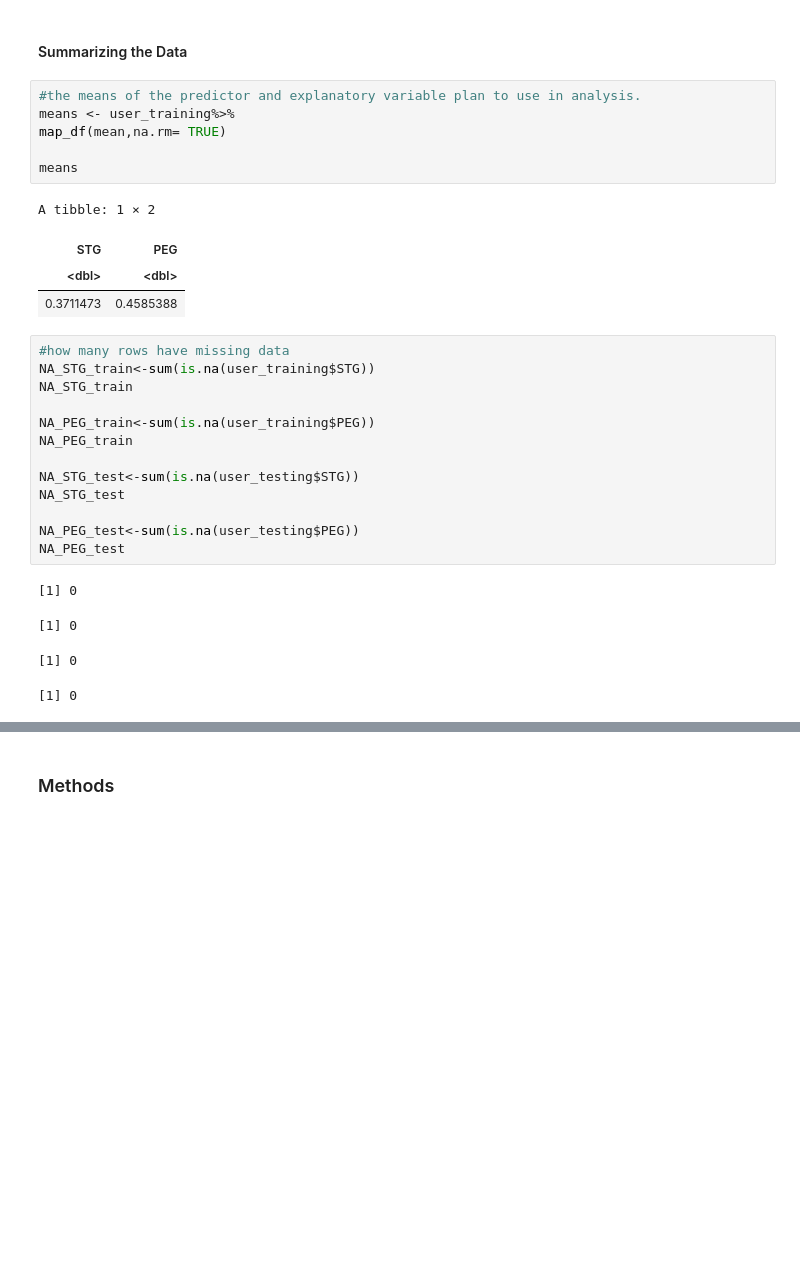
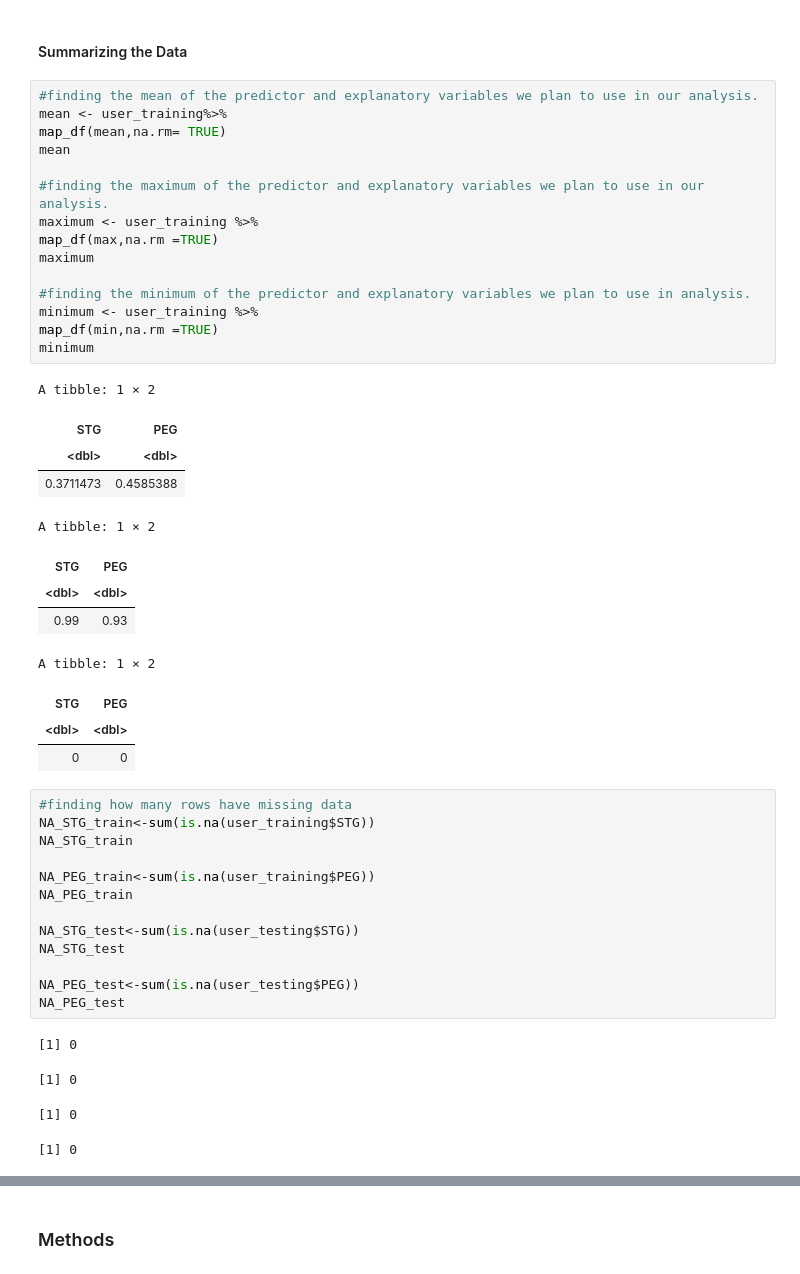
Before and after one commit to snowwang99/DSCI100_group32_project, a Jupyter notebook: Proposal.ipynb, the cells around one changed output, grey strips where cells are left out. Cells and saved outputs as stored; diff of their text form; blank space fills up the shorter version.

```diff
--- a/Proposal.ipynb
+++ b/Proposal.ipynb
@@ -140,18 +167,35 @@ A tibble: 145 × 2
 # %% [markdown]
 #### Summarizing the Data
-# %%
-#the means of the predictor and explanatory variable plan to use in analysis.
-means <- user_training%>%
-map_df(mean,na.rm= TRUE)
-
-means
-# %% [output]
-A tibble: 1 × 2
-| STG | PEG |
-| <dbl> | <dbl> |
-| 0.3711473 | 0.4585388 |
+# %%
+#finding the mean of the predictor and explanatory variables we plan to use in our analysis.
+mean <- user_training%>%
+map_df(mean,na.rm= TRUE)
+mean
+
+#finding the maximum of the predictor and explanatory variables we plan to use in our analysis.
+maximum <- user_training %>%
+map_df(max,na.rm =TRUE)
+maximum
+
+#finding the minimum of the predictor and explanatory variables we plan to use in analysis.
+minimum <- user_training %>%
+map_df(min,na.rm =TRUE)
+minimum
+# %% [output]
+A tibble: 1 × 2
+| STG | PEG |
+| <dbl> | <dbl> |
+| 0.3711473 | 0.4585388 |
+A tibble: 1 × 2
+| STG | PEG |
+| <dbl> | <dbl> |
+| 0.99 | 0.93 |
+A tibble: 1 × 2
+| STG | PEG |
+| <dbl> | <dbl> |
+| 0 | 0 |
 # %%
-#how many rows have missing data
+#finding how many rows have missing data
 NA_STG_train<-sum(is.na(user_training$STG))
 NA_STG_train
 
```
Also changed, not shown: parts of 16 cells of this notebook.
